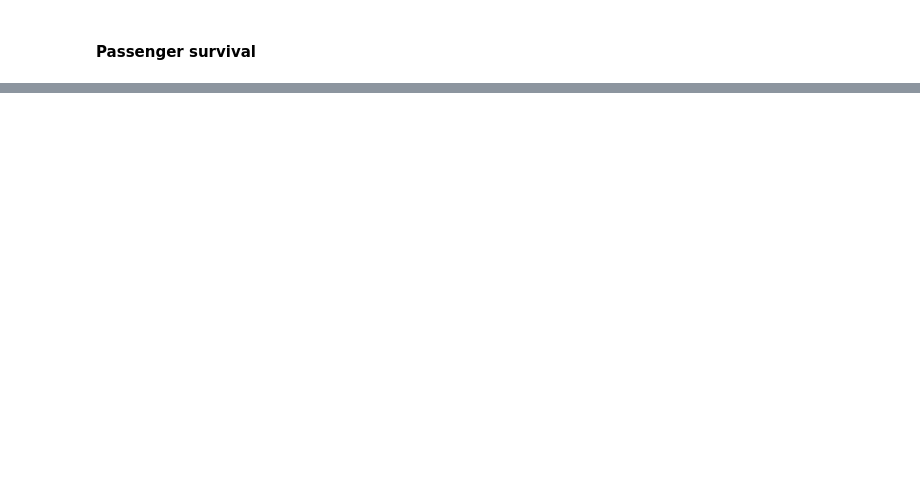
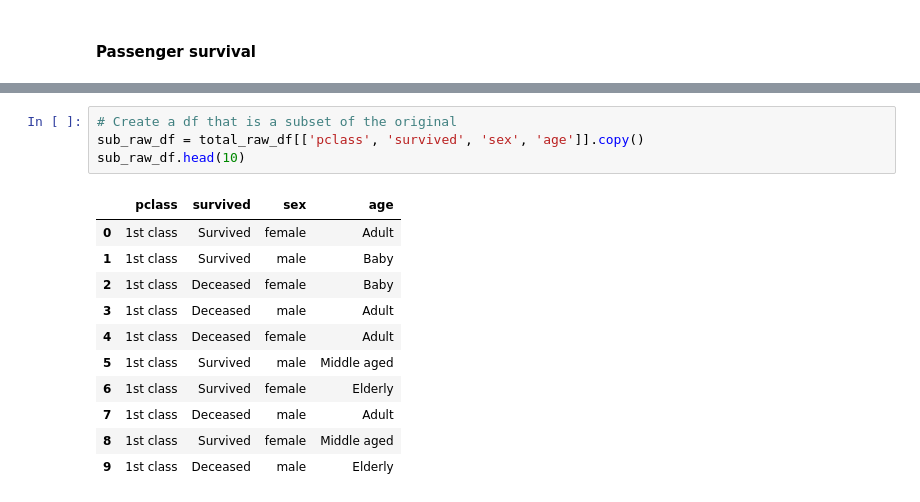
Before and after one commit to LivingDeadCloud/Titanic_challenge, a Jupyter notebook: Scripts/EDA.ipynb, the cells around one changed output, grey strips where cells are left out. Saved outputs shown, nothing was run; the diff lists cells and outputs as text; blank space fills up the shorter version.

```diff
--- a/Scripts/EDA.ipynb
+++ b/Scripts/EDA.ipynb
@@ -243,0 +295,16 @@ Idea: creare delle categorie divis per sesso, classe, età, e vedere come cambia
+# %%
+# Create a df that is a subset of the original
+sub_raw_df = total_raw_df[['pclass', 'survived', 'sex', 'age']].copy()
+sub_raw_df.head(10)
+# %% [output]
+|  | pclass | survived | sex | age |
+| 0 | 1st class | Survived | female | Adult |
+| 1 | 1st class | Survived | male | Baby |
+| 2 | 1st class | Deceased | female | Baby |
+| 3 | 1st class | Deceased | male | Adult |
+| 4 | 1st class | Deceased | female | Adult |
+| 5 | 1st class | Survived | male | Middle aged |
+| 6 | 1st class | Survived | female | Elderly |
+| 7 | 1st class | Deceased | male | Adult |
+| 8 | 1st class | Survived | female | Middle aged |
+| 9 | 1st class | Deceased | male | Elderly |
```
Also changed, not shown: parts of 11 cells of this notebook, 11 other files.
